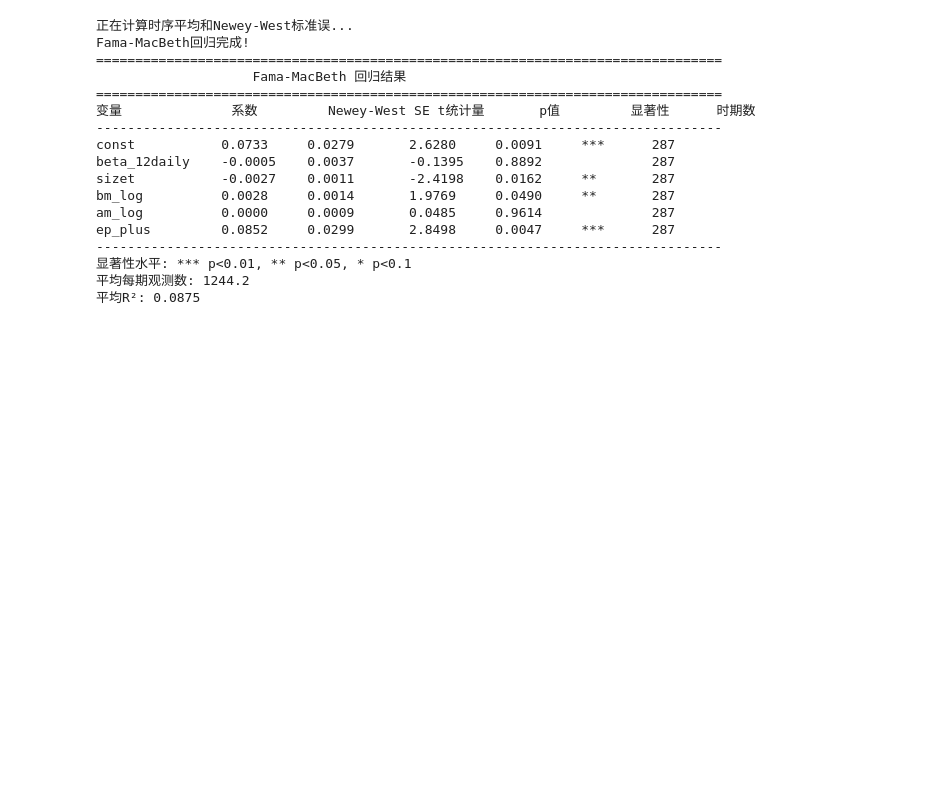
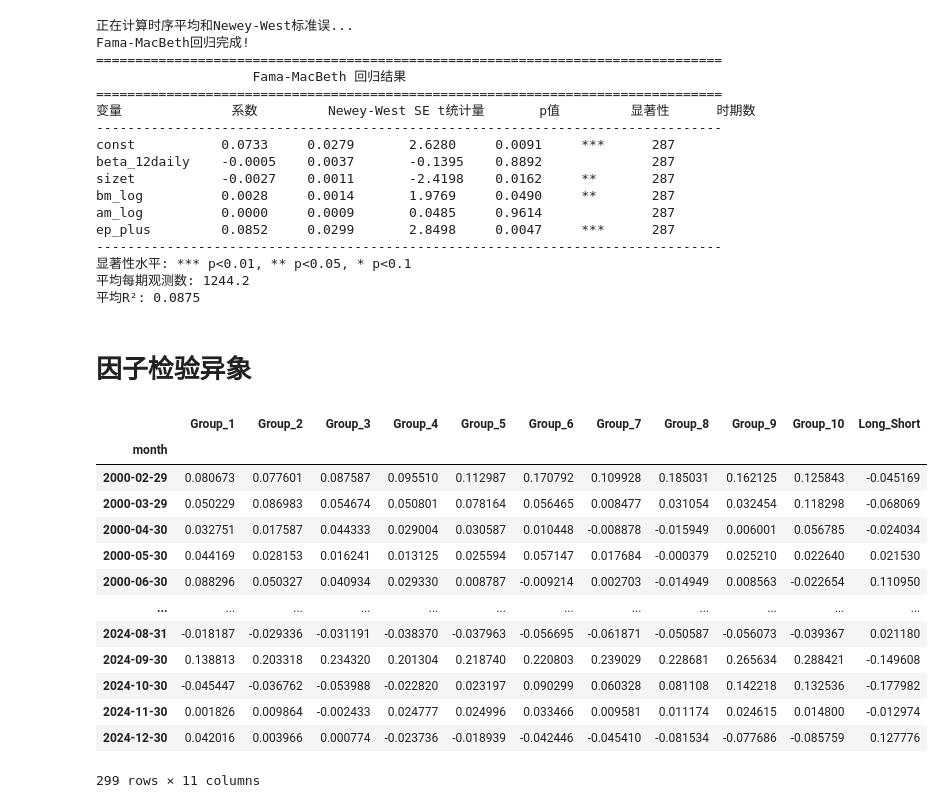
Before and after one commit to chenghang1989/Asset-Pricing-Homework, a Jupyter notebook: Homework 2 Anomaly.ipynb, the cells around one changed output. Cells and saved outputs as stored; diff of their text form; code cells hidden in the pictures; blank space fills up the shorter version.

```diff
--- a/Homework 2 Anomaly.ipynb
+++ b/Homework 2 Anomaly.ipynb
@@ -2173,3 +2173,32 @@ ep_plus         0.0852     0.0299       2.8498     0.0047     ***      287
 显著性水平: *** p<0.01, ** p<0.05, * p<0.1
 平均每期观测数: 1244.2
 平均R²: 0.0875
+# %% [markdown]
+# 因子检验异象
+# %%
+portfolio_df = construct_anomaly_portfolio(
+    ret_mon,
+    'ep',
+    n_groups=10,
+    ascending=False,
+    weight_method='totalvalue',
+    start_date='2000-01-01',  # 从2000年开始
+    end_date='2024-12-31'     # 到2023年结束
+)
+portfolio_df.index = pd.to_datetime(portfolio_df.index) + pd.DateOffset(months=1)
+portfolio_df
+# %% [output]
+|  | Group_1 | Group_2 | Group_3 | Group_4 | Group_5 | Group_6 | Group_7 | Group_8 | Group_9 | Group_10 | Long_Short |
+| month |  |  |  |  |  |  |  |  |  |  |  |
+| 2000-02-29 | 0.080673 | 0.077601 | 0.087587 | 0.095510 | 0.112987 | 0.170792 | 0.109928 | 0.185031 | 0.162125 | 0.125843 | -0.045169 |
+| 2000-03-29 | 0.050229 | 0.086983 | 0.054674 | 0.050801 | 0.078164 | 0.056465 | 0.008477 | 0.031054 | 0.032454 | 0.118298 | -0.068069 |
+| 2000-04-30 | 0.032751 | 0.017587 | 0.044333 | 0.029004 | 0.030587 | 0.010448 | -0.008878 | -0.015949 | 0.006001 | 0.056785 | -0.024034 |
+| 2000-05-30 | 0.044169 | 0.028153 | 0.016241 | 0.013125 | 0.025594 | 0.057147 | 0.017684 | -0.000379 | 0.025210 | 0.022640 | 0.021530 |
+| 2000-06-30 | 0.088296 | 0.050327 | 0.040934 | 0.029330 | 0.008787 | -0.009214 | 0.002703 | -0.014949 | 0.008563 | -0.022654 | 0.110950 |
+| ... | ... | ... | ... | ... | ... | ... | ... | ... | ... | ... | ... |
+| 2024-08-31 | -0.018187 | -0.029336 | -0.031191 | -0.038370 | -0.037963 | -0.056695 | -0.061871 | -0.050587 | -0.056073 | -0.039367 | 0.021180 |
+| 2024-09-30 | 0.138813 | 0.203318 | 0.234320 | 0.201304 | 0.218740 | 0.220803 | 0.239029 | 0.228681 | 0.265634 | 0.288421 | -0.149608 |
+| 2024-10-30 | -0.045447 | -0.036762 | -0.053988 | -0.022820 | 0.023197 | 0.090299 | 0.060328 | 0.081108 | 0.142218 | 0.132536 | -0.177982 |
+| 2024-11-30 | 0.001826 | 0.009864 | -0.002433 | 0.024777 | 0.024996 | 0.033466 | 0.009581 | 0.011174 | 0.024615 | 0.014800 | -0.012974 |
+| 2024-12-30 | 0.042016 | 0.003966 | 0.000774 | -0.023736 | -0.018939 | -0.042446 | -0.045410 | -0.081534 | -0.077686 | -0.085759 | 0.127776 |
+299 rows × 11 columns
```
Also changed, not shown: parts of 4 cells of this notebook, 2 other files.
